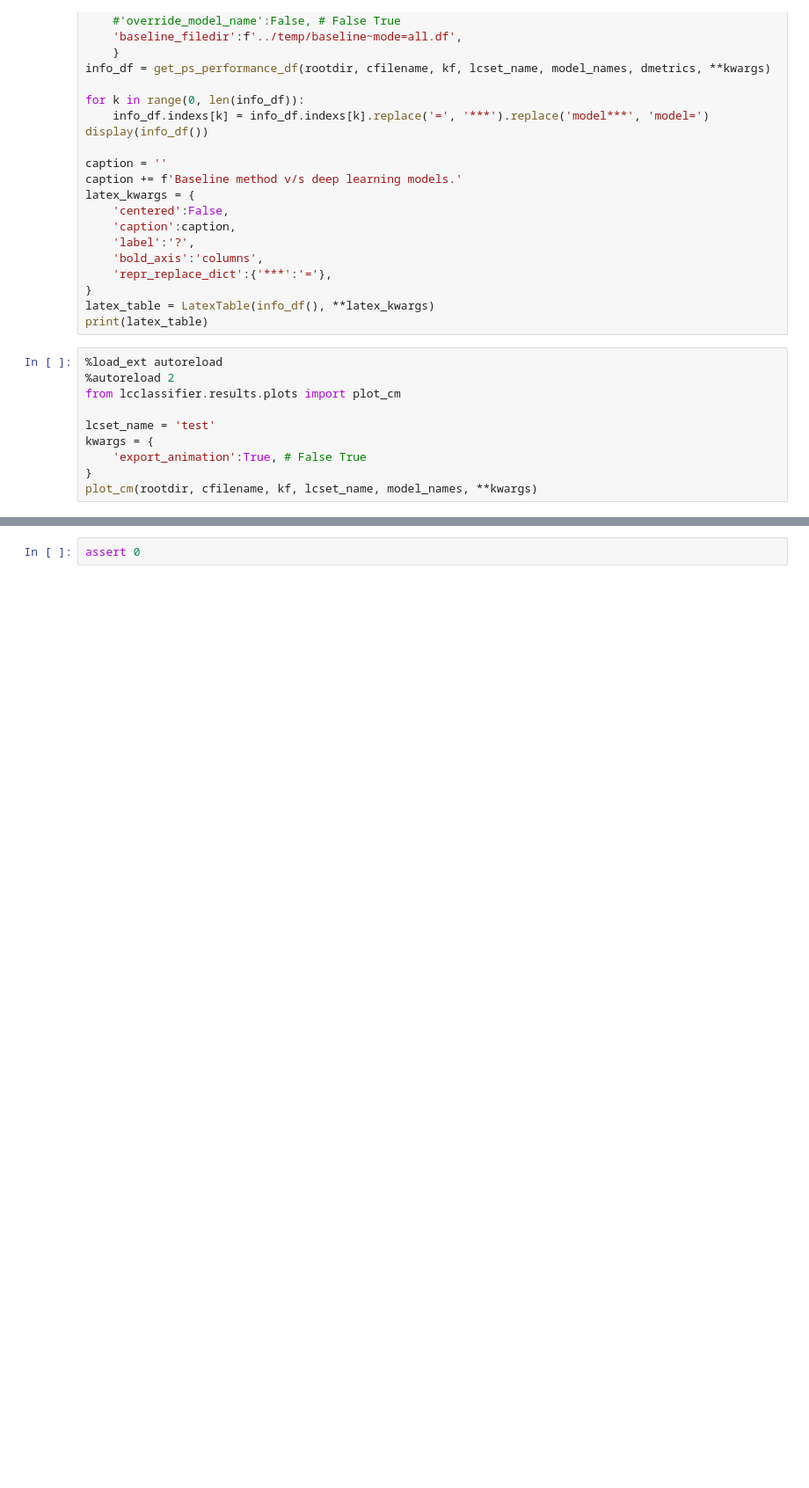
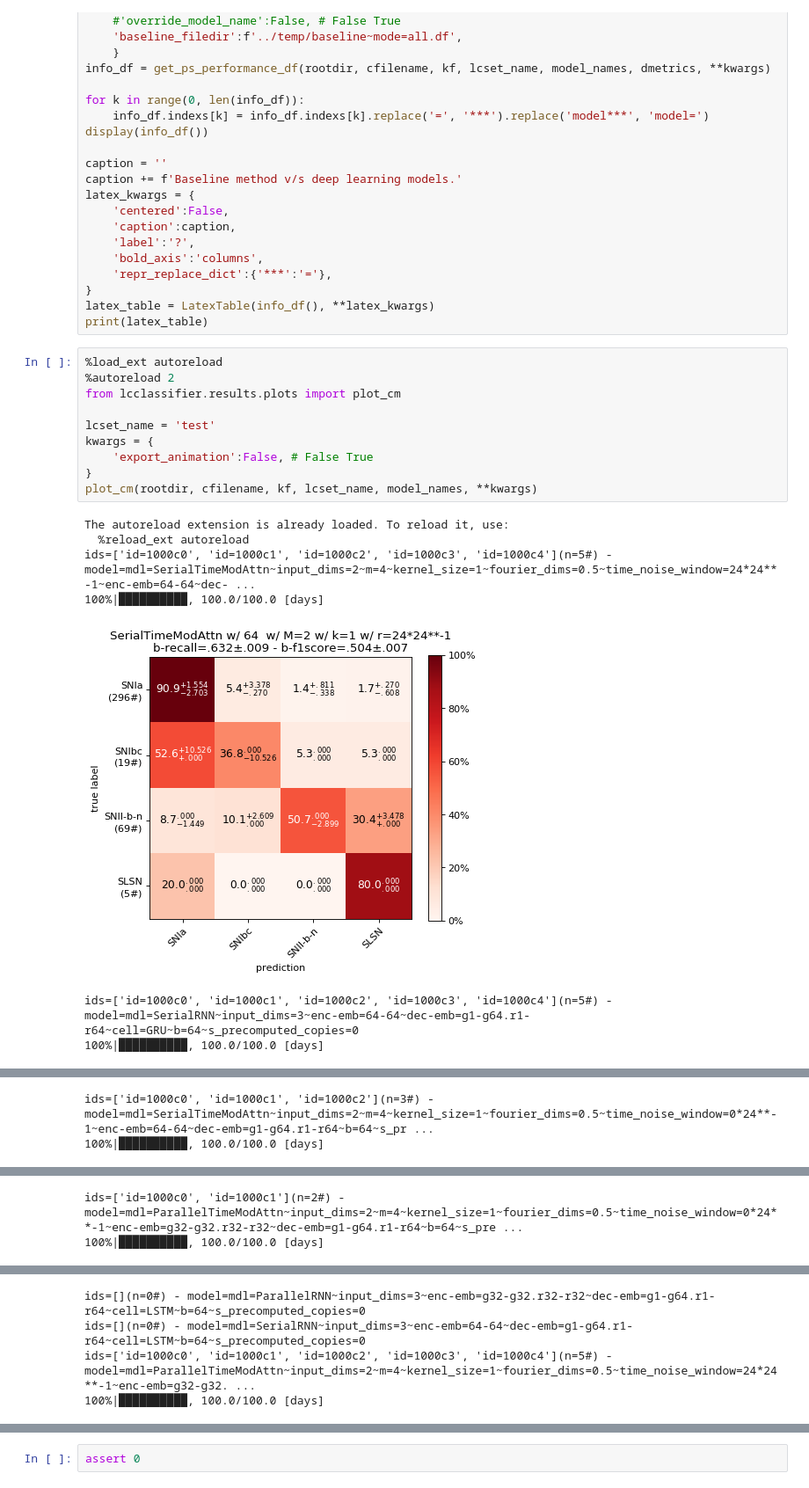
Before and after one commit to opimentel-github/astro-lightcurves-classifier, a Jupyter notebook: experiments/metrics_results.ipynb, the cells around one changed output, grey strips where cells are left out. Shown: that part at 88% size. Cells and saved outputs as stored; diff of their text form; blank space fills up the shorter version.

```diff
--- a/experiments/metrics_results.ipynb
+++ b/experiments/metrics_results.ipynb
@@ -100,10 +111,18 @@ print(latex_table)
 # %%
 %load_ext autoreload
 %autoreload 2
 from lcclassifier.results.plots import plot_cm
 
 lcset_name = 'test'
 kwargs = {
-    'export_animation':True, # False True
+    'export_animation':False, # False True
 }
 plot_cm(rootdir, cfilename, kf, lcset_name, model_names, **kwargs)
+# %% [output]
+The autoreload extension is already loaded. To reload it, use:
+  %reload_ext autoreload
+ids=['id=1000c0', 'id=1000c1', 'id=1000c2', 'id=1000c3', 'id=1000c4'](n=5#) - model=mdl=SerialTimeModAttn~input_dims=2~m=4~kernel_size=1~fourier_dims=0.5~time_noise_window=24*24**-1~enc-emb=64-64~dec- ...
+100%|██████████, 100.0/100.0 [days]
+[figure, added]
+ids=['id=1000c0', 'id=1000c1', 'id=1000c2', 'id=1000c3', 'id=1000c4'](n=5#) - model=mdl=SerialRNN~input_dims=3~enc-emb=64-64~dec-emb=g1-g64.r1-r64~cell=GRU~b=64~s_precomputed_copies=0
+100%|██████████, 100.0/100.0 [days]
@@ -109,0 +130,2 @@ plot_cm(rootdir, cfilename, kf, lcset_name, model_names, **kwargs)
+ids=['id=1000c0', 'id=1000c1', 'id=1000c2'](n=3#) - model=mdl=SerialTimeModAttn~input_dims=2~m=4~kernel_size=1~fourier_dims=0.5~time_noise_window=0*24**-1~enc-emb=64-64~dec-emb=g1-g64.r1-r64~b=64~s_pr ...
+100%|██████████, 100.0/100.0 [days]
@@ -109,0 +133,2 @@ plot_cm(rootdir, cfilename, kf, lcset_name, model_names, **kwargs)
+ids=['id=1000c0', 'id=1000c1'](n=2#) - model=mdl=ParallelTimeModAttn~input_dims=2~m=4~kernel_size=1~fourier_dims=0.5~time_noise_window=0*24**-1~enc-emb=g32-g32.r32-r32~dec-emb=g1-g64.r1-r64~b=64~s_pre ...
+100%|██████████, 100.0/100.0 [days]
@@ -109,0 +136,4 @@ plot_cm(rootdir, cfilename, kf, lcset_name, model_names, **kwargs)
+ids=[](n=0#) - model=mdl=ParallelRNN~input_dims=3~enc-emb=g32-g32.r32-r32~dec-emb=g1-g64.r1-r64~cell=LSTM~b=64~s_precomputed_copies=0
+ids=[](n=0#) - model=mdl=SerialRNN~input_dims=3~enc-emb=64-64~dec-emb=g1-g64.r1-r64~cell=LSTM~b=64~s_precomputed_copies=0
+ids=['id=1000c0', 'id=1000c1', 'id=1000c2', 'id=1000c3', 'id=1000c4'](n=5#) - model=mdl=ParallelTimeModAttn~input_dims=2~m=4~kernel_size=1~fourier_dims=0.5~time_noise_window=24*24**-1~enc-emb=g32-g32. ...
+100%|██████████, 100.0/100.0 [days]
```
Also changed, not shown: parts of 5 cells of this notebook, 7 other files.
